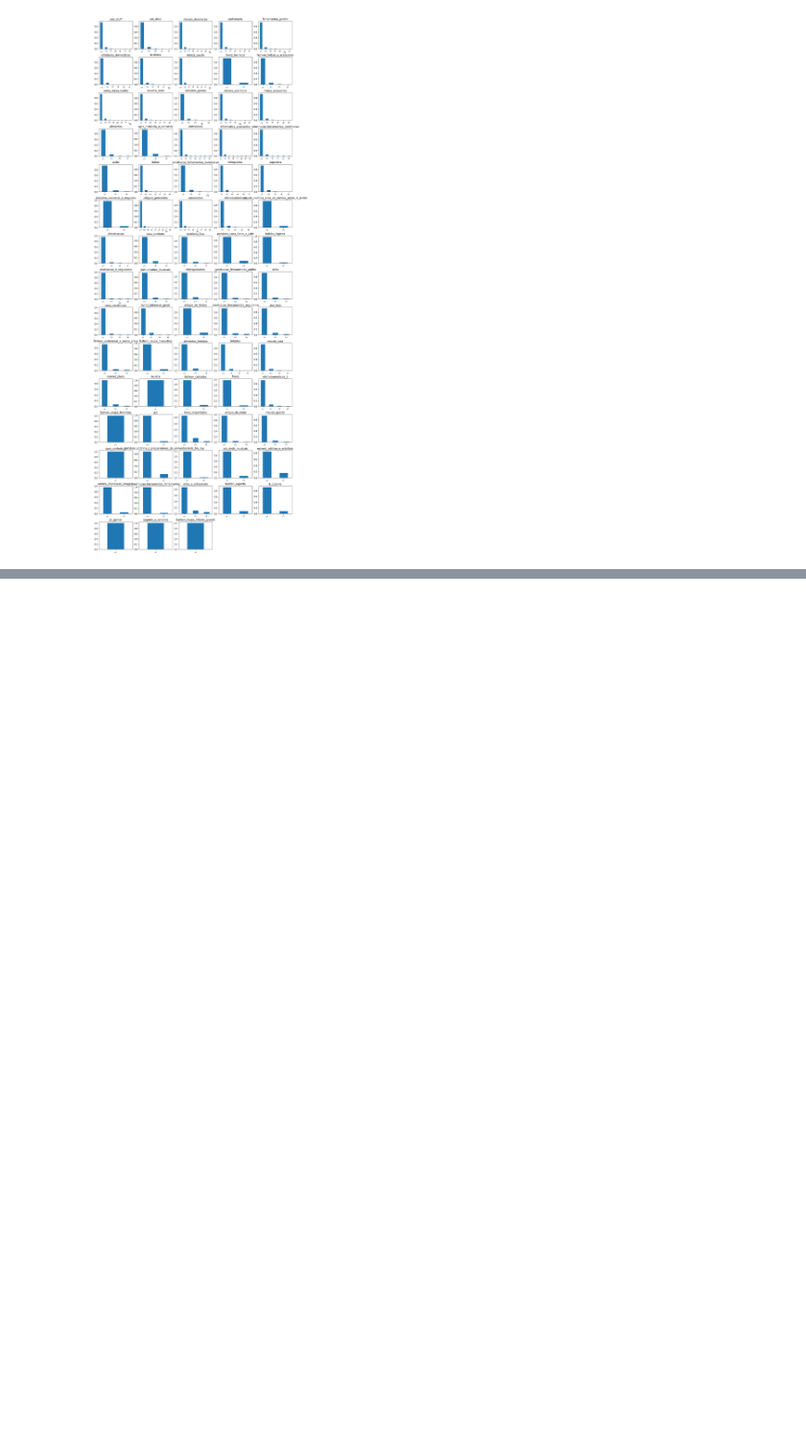
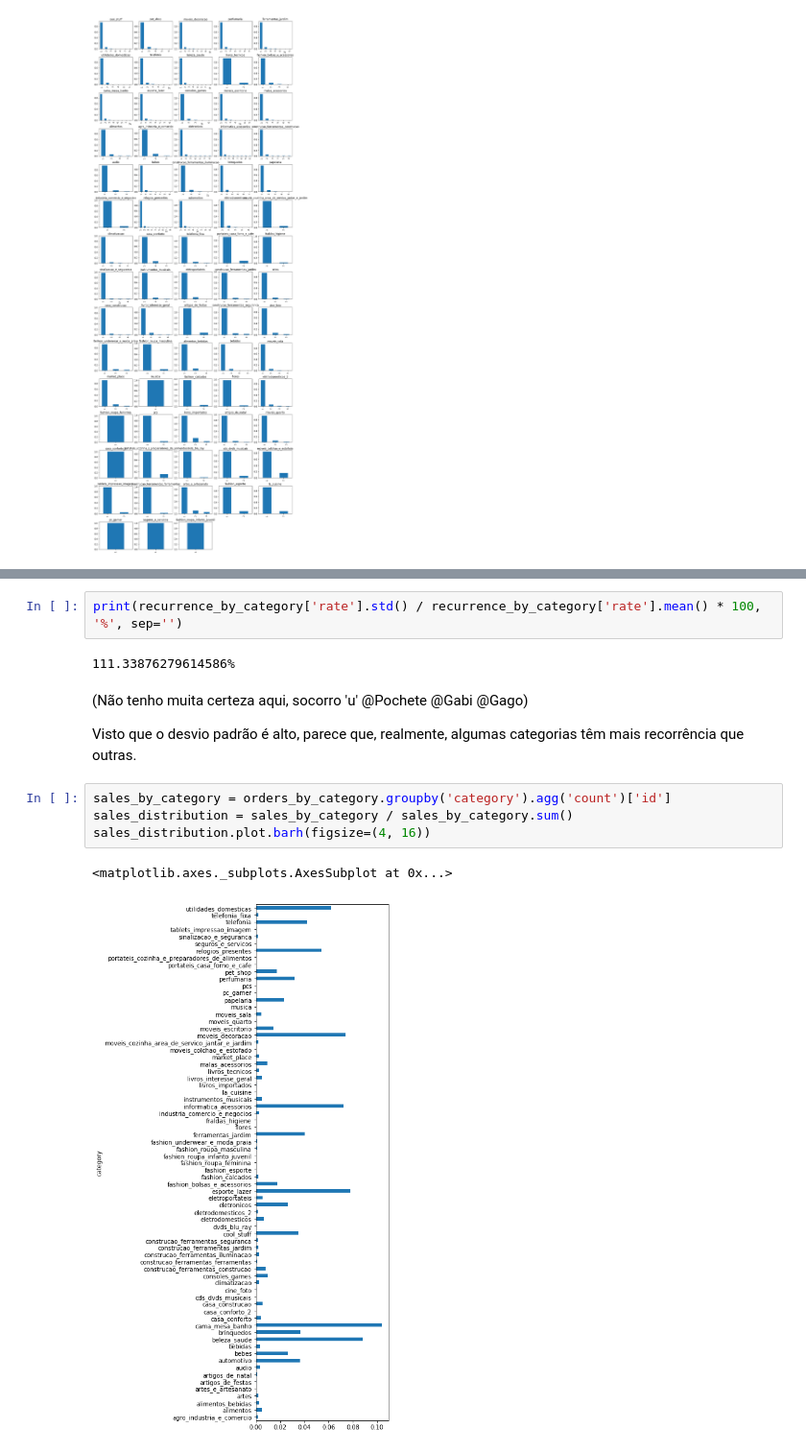
Before and after one commit to GuiBrandt/e-commerce, a Jupyter notebook: Sprint 1/recorrência.ipynb, the cells around one changed output, grey strips where cells are left out. Shown at 96% size. Saved outputs shown, nothing was run; the diff lists cells and outputs as text; blank space fills up the shorter version.

Commit message:
Análise das recorrências por categoria

```diff
--- a/Sprint 1/reincidencia.ipynb
+++ b/Sprint 1/recorrência.ipynb
@@ -282,0 +260,15 @@ recurrence_by_category.sort_values(by='rate', ascending=False)
+# %%
+print(recurrence_by_category['rate'].std() / recurrence_by_category['rate'].mean() * 100, '%', sep='')
+# %% [output]
+111.33876279614586%
+# %% [markdown]
+(Não tenho muita certeza aqui, socorro 'u' @Pochete @Gabi @Gago)
+
+Visto que o desvio padrão é alto, parece que, realmente, algumas categorias têm mais recorrência que outras.
+# %%
+sales_by_category = orders_by_category.groupby('category').agg('count')['id']
+sales_distribution = sales_by_category / sales_by_category.sum()
+sales_distribution.plot.barh(figsize=(4, 16))
+# %% [output]
+<matplotlib.axes._subplots.AxesSubplot at 0x...>
+[figure, added]
```
Also changed, not shown: parts of 8 cells of this notebook.
